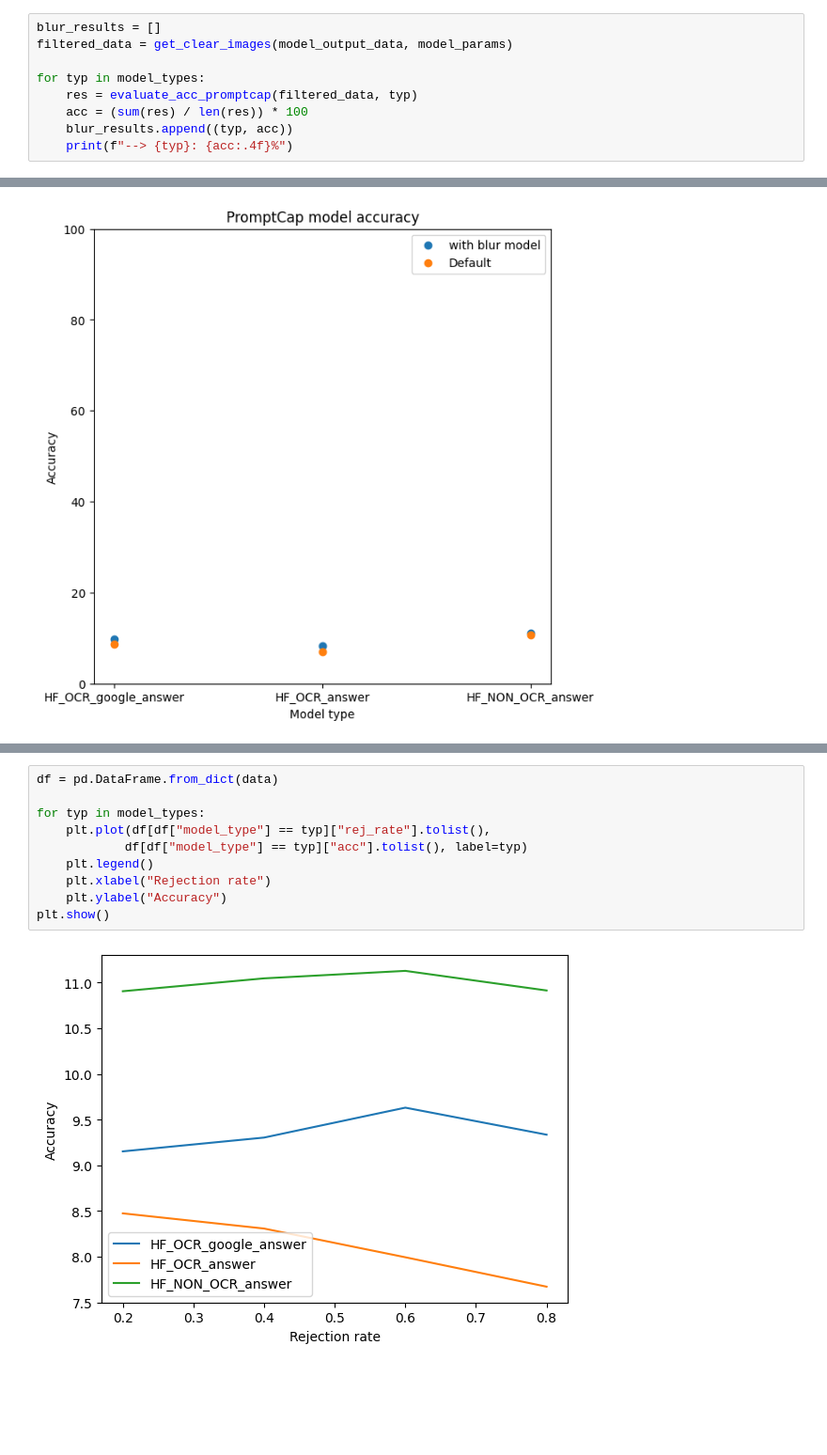
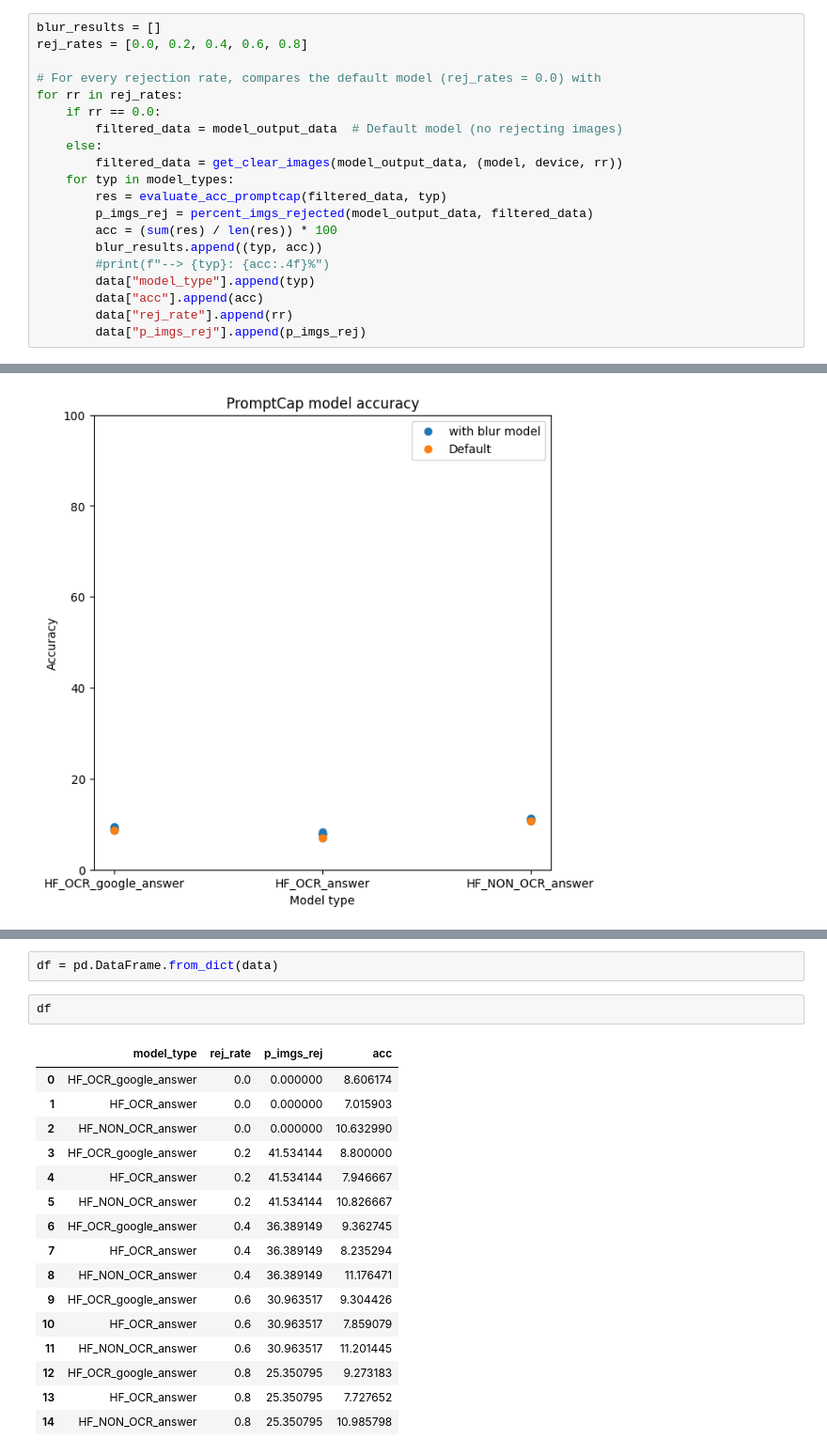
Before and after one commit to arcb01/GED-TFG, a Jupyter notebook: src/vqa_accuracy.ipynb, the cells around one changed output, grey strips where cells are left out. Shown at 94% size. Cells and saved outputs as stored; diff of their text form; blank space fills up the shorter version.

```diff
--- a/src/vqa_accuracy.ipynb
+++ b/src/vqa_accuracy.ipynb
@@ -306,10 +317,21 @@ model_params = (model, device, threshold)
 # %%
 blur_results = []
-filtered_data = get_clear_images(model_output_data, model_params)
+rej_rates = [0.0, 0.2, 0.4, 0.6, 0.8]
 
-for typ in model_types:
-    res = evaluate_acc_promptcap(filtered_data, typ)
-    acc = (sum(res) / len(res)) * 100
-    blur_results.append((typ, acc))
-    print(f"--> {typ}: {acc:.4f}%")
+# For every rejection rate, compares the default model (rej_rates = 0.0) with
+for rr in rej_rates:
+    if rr == 0.0:
+        filtered_data = model_output_data  # Default model (no rejecting images)
+    else:
+        filtered_data = get_clear_images(model_output_data, (model, device, rr))
+    for typ in model_types:
+        res = evaluate_acc_promptcap(filtered_data, typ)
+        p_imgs_rej = percent_imgs_rejected(model_output_data, filtered_data)
+        acc = (sum(res) / len(res)) * 100
+        blur_results.append((typ, acc))
+        #print(f"--> {typ}: {acc:.4f}%")
+        data["model_type"].append(typ)
+        data["acc"].append(acc)
+        data["rej_rate"].append(rr)
+        data["p_imgs_rej"].append(p_imgs_rej)
 # %% [output]
@@ -350,12 +353,21 @@ Finshed Percent: [##################--] 89%
-# %%
-df = pd.DataFrame.from_dict(data)
-
-for typ in model_types:
-    plt.plot(df[df["model_type"] == typ]["rej_rate"].tolist(),
-            df[df["model_type"] == typ]["acc"].tolist(), label=typ)
-    plt.legend()
-    plt.xlabel("Rejection rate")
-    plt.ylabel("Accuracy")
-plt.show()
-# %% [output]
-[figure, removed]
+# %%
+df = pd.DataFrame.from_dict(data)
+# %%
+df
+# %% [output]
+|  | model_type | rej_rate | p_imgs_rej | acc |
+| 0 | HF_OCR_google_answer | 0.0 | 0.000000 | 8.606174 |
+| 1 | HF_OCR_answer | 0.0 | 0.000000 | 7.015903 |
+| 2 | HF_NON_OCR_answer | 0.0 | 0.000000 | 10.632990 |
+| 3 | HF_OCR_google_answer | 0.2 | 41.534144 | 8.800000 |
+| 4 | HF_OCR_answer | 0.2 | 41.534144 | 7.946667 |
+| 5 | HF_NON_OCR_answer | 0.2 | 41.534144 | 10.826667 |
+| 6 | HF_OCR_google_answer | 0.4 | 36.389149 | 9.362745 |
+| 7 | HF_OCR_answer | 0.4 | 36.389149 | 8.235294 |
+| 8 | HF_NON_OCR_answer | 0.4 | 36.389149 | 11.176471 |
+| 9 | HF_OCR_google_answer | 0.6 | 30.963517 | 9.304426 |
+| 10 | HF_OCR_answer | 0.6 | 30.963517 | 7.859079 |
+| 11 | HF_NON_OCR_answer | 0.6 | 30.963517 | 11.201445 |
+| 12 | HF_OCR_google_answer | 0.8 | 25.350795 | 9.273183 |
+| 13 | HF_OCR_answer | 0.8 | 25.350795 | 7.727652 |
+| 14 | HF_NON_OCR_answer | 0.8 | 25.350795 | 10.985798 |
```
Also changed, not shown: parts of 7 cells of this notebook.
